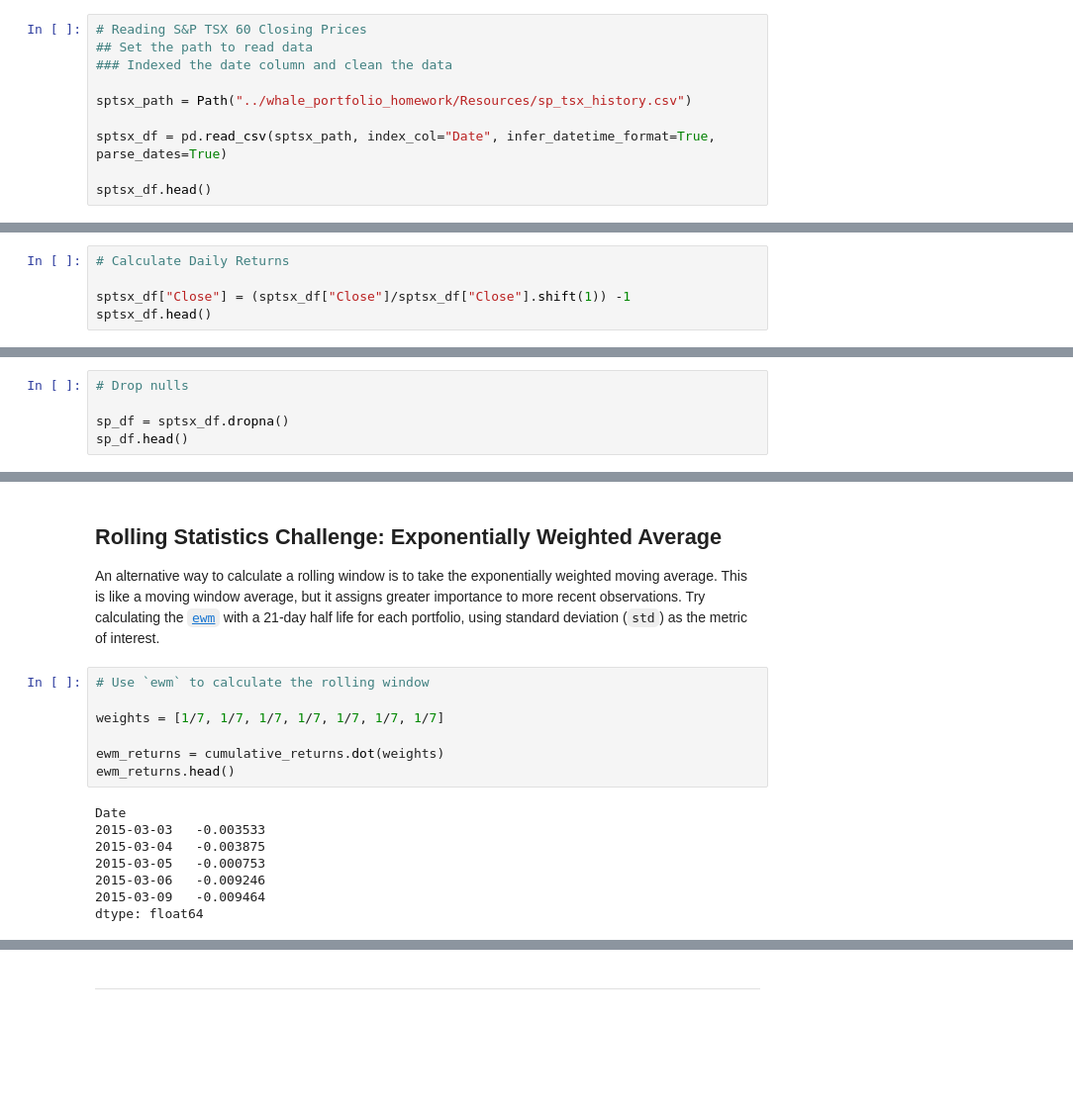
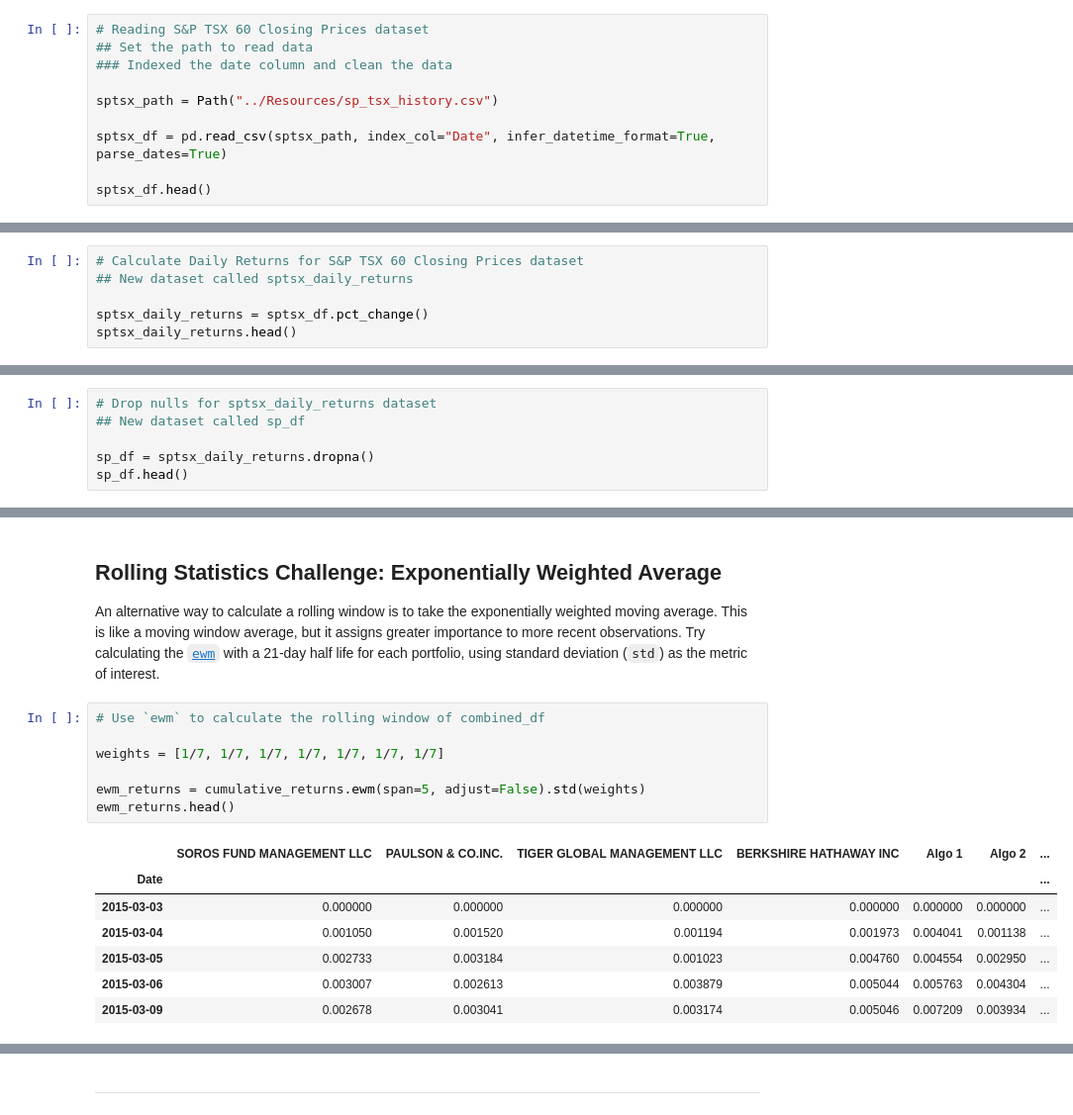
Before and after one commit to Dottie-Doutre/Unit-4-Assignment---Dottie-Doutre, a Jupyter notebook: 04-Homework_Dorothy_Doutre.ipynb, the cells around one changed output, grey strips where cells are left out. Shown at 99% size. Saved outputs shown, nothing was run; the diff lists cells and outputs as text; blank space fills up the shorter version.

Commit message:
Final draft of unit 4 assignment: A whale off the Port(folio)

```diff
--- a/04-Homework_Dorothy_Doutre.ipynb
+++ b/04-Homework_Dorothy_Doutre.ipynb
@@ -119,11 +120,11 @@ algo_dr.head()
 
 Read the S&P TSX 60 historic closing prices and create a new daily returns DataFrame from the data.
 # %%
-# Reading S&P TSX 60 Closing Prices
+# Reading S&P TSX 60 Closing Prices dataset
 ## Set the path to read data
 ### Indexed the date column and clean the data
 
-sptsx_path = Path("../whale_portfolio_homework/Resources/sp_tsx_history.csv")
+sptsx_path = Path("../Resources/sp_tsx_history.csv")
 
 sptsx_df = pd.read_csv(sptsx_path, index_col="Date", infer_datetime_format=True, parse_dates=True)
 
@@ -169,8 +174,3 @@ sptsx_df.head()
 | 2012-10-03 | 12359.47 |
 | 2012-10-04 | 12447.68 |
 | 2012-10-05 | 12418.99 |
-# %%
-# Calculate Daily Returns
-
-sptsx_df["Close"] = (sptsx_df["Close"]/sptsx_df["Close"].shift(1)) -1
-sptsx_df.head()
@@ -184,0 +177,6 @@ sptsx_df.head()
+# %%
+# Calculate Daily Returns for S&P TSX 60 Closing Prices dataset
+## New dataset called sptsx_daily_returns
+
+sptsx_daily_returns = sptsx_df.pct_change()
+sptsx_daily_returns.head()
@@ -185,7 +191,8 @@ sptsx_df.head()
 # %%
-# Drop nulls
+# Drop nulls for sptsx_daily_returns dataset
+## New dataset called sp_df
 
-sp_df = sptsx_df.dropna()
+sp_df = sptsx_daily_returns.dropna()
 sp_df.head()
 # %% [output]
 |  | Close |
@@ -413,18 +423,18 @@ sp_beta.plot(figsize=(20, 10), title=' S&P 60 TSX')
 
 An alternative way to calculate a rolling window is to take the exponentially weighted moving average. This is like a moving window average, but it assigns greater importance to more recent observations. Try calculating the [`ewm`](https://pandas.pydata.org/pandas-docs/stable/reference/api/pandas.DataFrame.ewm.html) with a 21-day half life for each portfolio, using standard deviation (`std`) as the metric of interest.
 # %%
-# Use `ewm` to calculate the rolling window
+# Use `ewm` to calculate the rolling window of combined_df
 
 weights = [1/7, 1/7, 1/7, 1/7, 1/7, 1/7, 1/7]
 
-ewm_returns = cumulative_returns.dot(weights)
+ewm_returns = cumulative_returns.ewm(span=5, adjust=False).std(weights)
 ewm_returns.head()
 # %% [output]
-Date
-2015-03-03   -0.003533
-2015-03-04   -0.003875
-2015-03-05   -0.000753
-2015-03-06   -0.009246
-2015-03-09   -0.009464
-dtype: float64
+|  | SOROS FUND MANAGEMENT LLC | PAULSON & CO.INC. | TIGER GLOBAL MANAGEMENT LLC | BERKSHIRE HATHAWAY INC | Algo 1 | Algo 2 | ... |
+| Date |  |  |  |  |  |  | ... |
+| 2015-03-03 | 0.000000 | 0.000000 | 0.000000 | 0.000000 | 0.000000 | 0.000000 | ... |
+| 2015-03-04 | 0.001050 | 0.001520 | 0.001194 | 0.001973 | 0.004041 | 0.001138 | ... |
+| 2015-03-05 | 0.002733 | 0.003184 | 0.001023 | 0.004760 | 0.004554 | 0.002950 | ... |
+| 2015-03-06 | 0.003007 | 0.002613 | 0.003879 | 0.005044 | 0.005763 | 0.004304 | ... |
+| 2015-03-09 | 0.002678 | 0.003041 | 0.003174 | 0.005046 | 0.007209 | 0.003934 | ... |
 # %%
```
Also changed, not shown: parts of 56 cells of this notebook.
